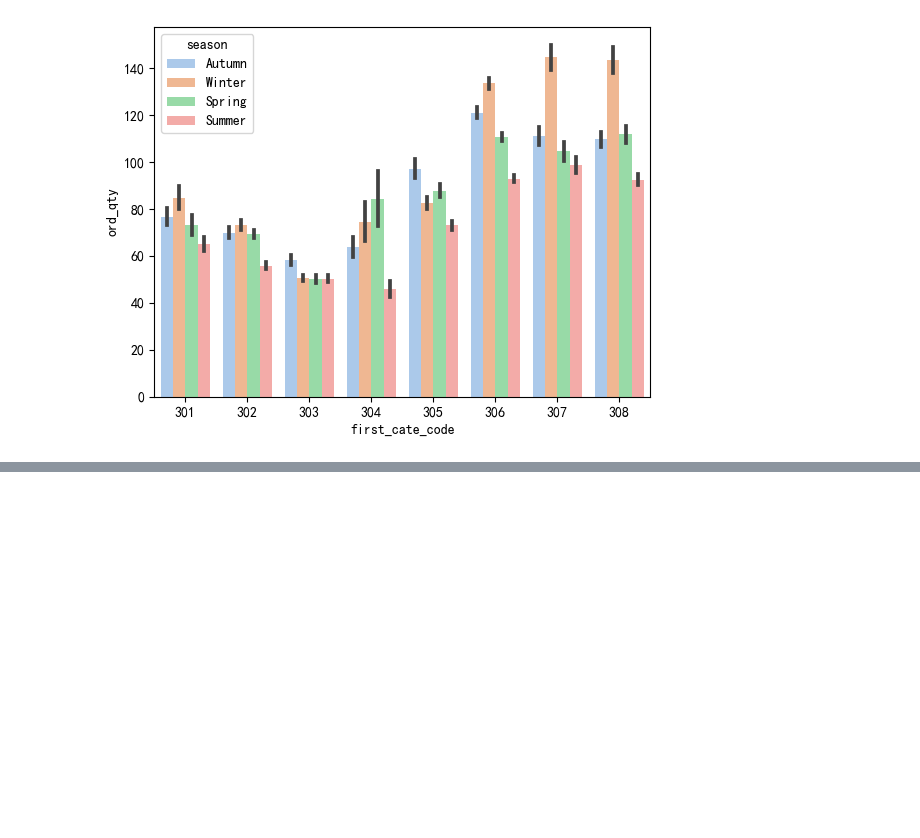
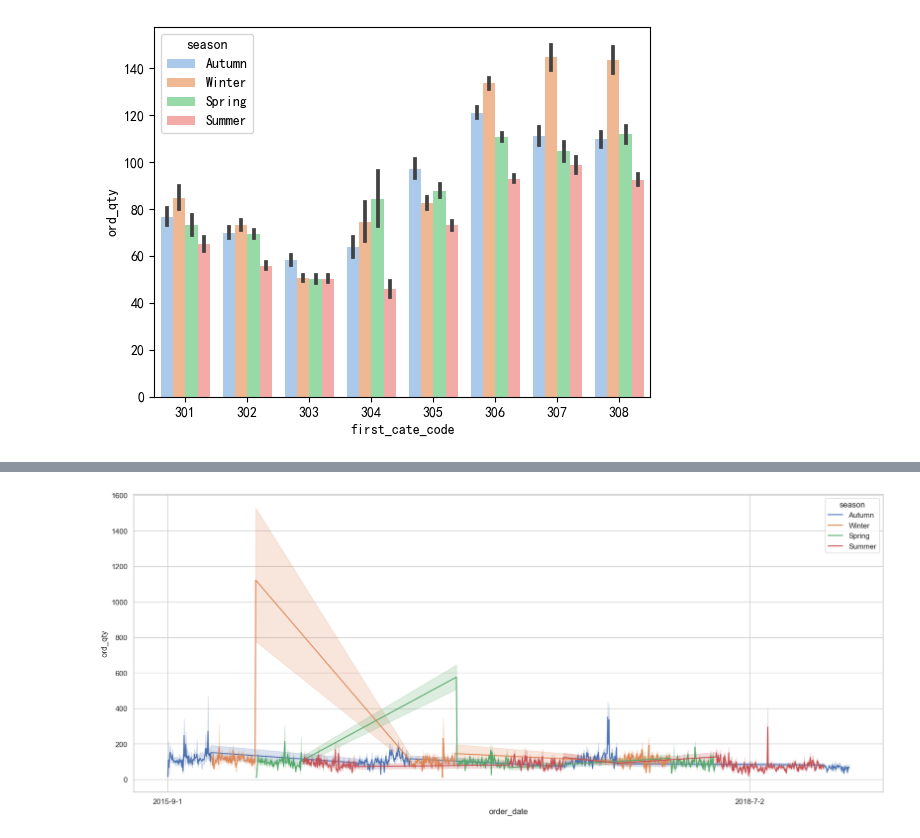
Before and after one commit to jywang616/Data-analysis-and-demand-forecasting-of-product-orders, a Jupyter notebook: Data_Anaylsis.ipynb, the cells around one changed output, grey strips where cells are left out. Drawn from its saved outputs; the diff is of its cells as text; code cells hidden in the pictures; blank space fills up the shorter version.

```diff
--- a/Data_Anaylsis.ipynb
+++ b/Data_Anaylsis.ipynb
@@ -274,0 +280,19 @@ sns.barplot(x = 'first_cate_code', y = 'ord_qty', data = dataset,hue='season',pa
+# %%
+import matplotlib.ticker as ticker
+
+plt.figure(
+    figsize = (20,8),
+    dpi = 100
+)
+
+# 长型数据多折线图
+ax = sns.lineplot(
+    data=dataset,
+    x='order_date',
+    y='ord_qty',
+    hue='season'
+)
+ax.xaxis.set_major_locator(ticker.MultipleLocator(base=1000)) # 解决X轴密集问题
+plt.show()
+# %% [output]
+[figure, added]
```
Also changed, not shown: parts of 8 cells of this notebook, 20 other files.
